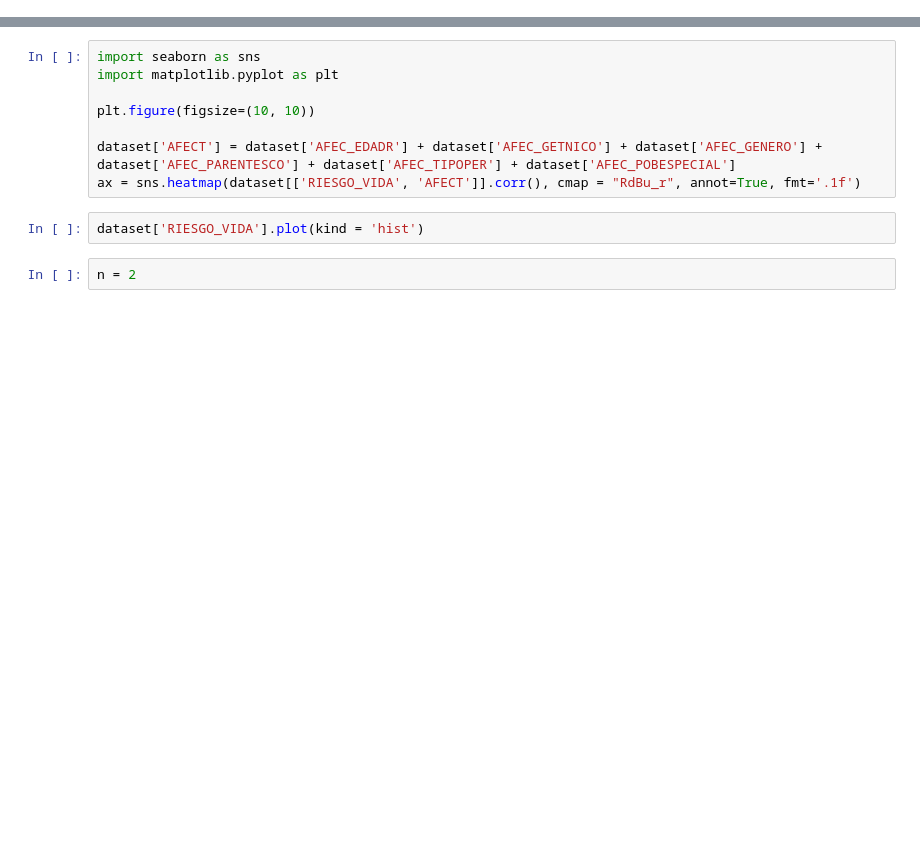
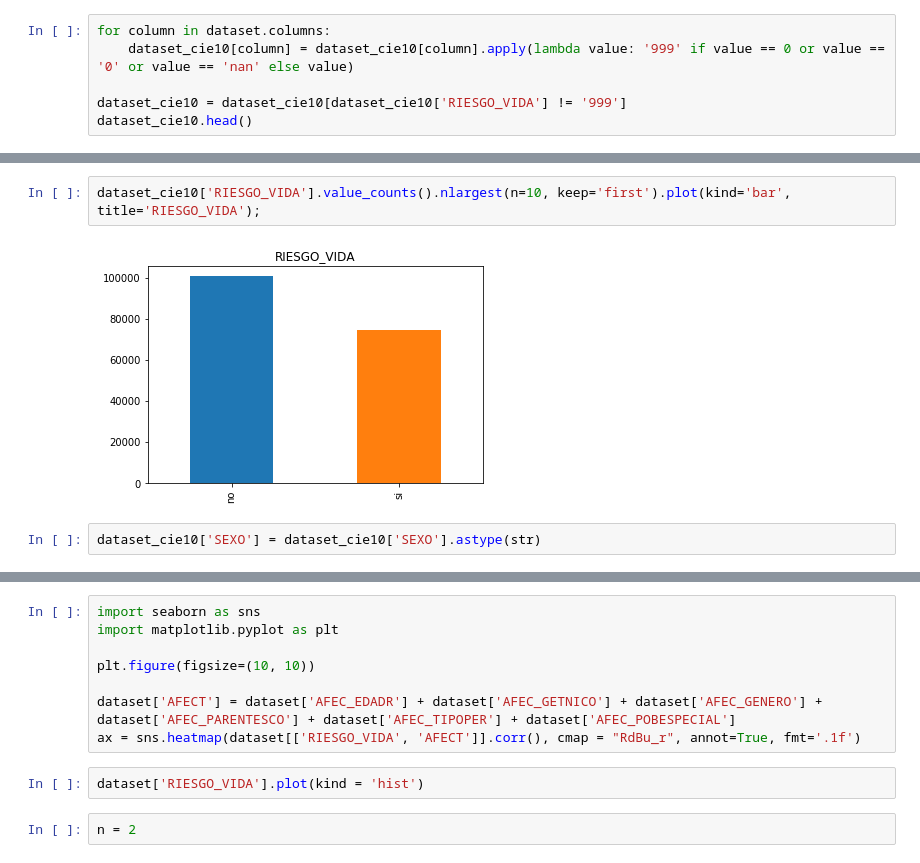
Before and after one commit to mrugeles/Supersalud-PQRSD, a Jupyter notebook: Feature engineering.ipynb, the cells around one changed output, grey strips where cells are left out. Cells and saved outputs as stored; diff of their text form; blank space fills up the shorter version.

```diff
--- a/Feature engineering.ipynb
+++ b/Feature engineering.ipynb
@@ -110,0 +82,6 @@ ax = sns.heatmap(dataset[['RIESGO_VIDA', 'AFEC_DPTO', 'AFEC_EDADR', 'AFEC_EDUC',
+# %%
+for column in dataset.columns:
+    dataset_cie10[column] = dataset_cie10[column].apply(lambda value: '999' if value == 0 or value == '0' or value == 'nan' else value)
+
+dataset_cie10 = dataset_cie10[dataset_cie10['RIESGO_VIDA'] != '999']
+dataset_cie10.head()
@@ -110,0 +302,6 @@ ax = sns.heatmap(dataset[['RIESGO_VIDA', 'AFEC_DPTO', 'AFEC_EDADR', 'AFEC_EDUC',
+# %%
+dataset_cie10['RIESGO_VIDA'].value_counts().nlargest(n=10, keep='first').plot(kind='bar', title='RIESGO_VIDA');
+# %% [output]
+[figure, added]
+# %%
+dataset_cie10['SEXO'] = dataset_cie10['SEXO'].astype(str)
```
Also changed, not shown: parts of 43 cells of this notebook, 3 other files.
